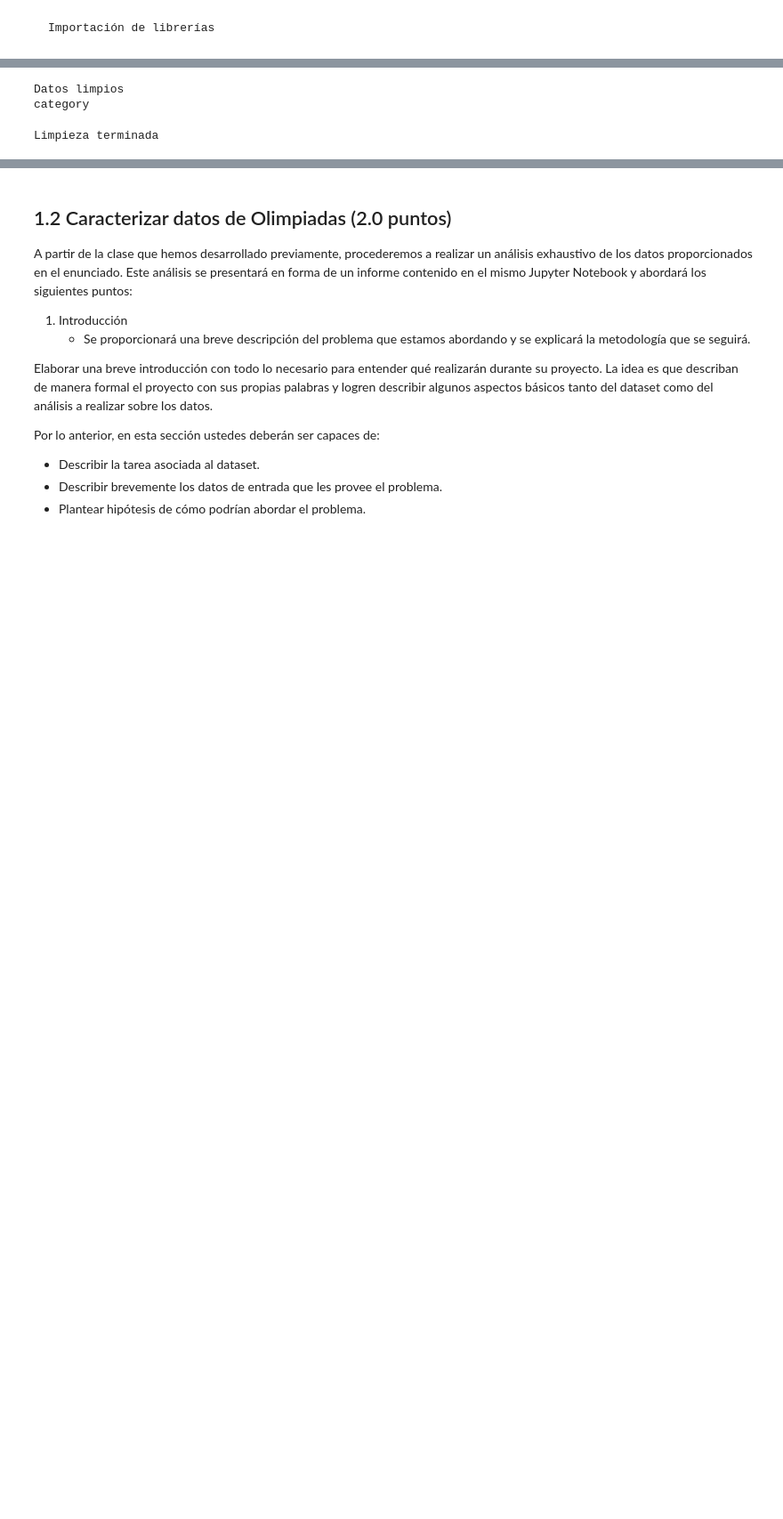
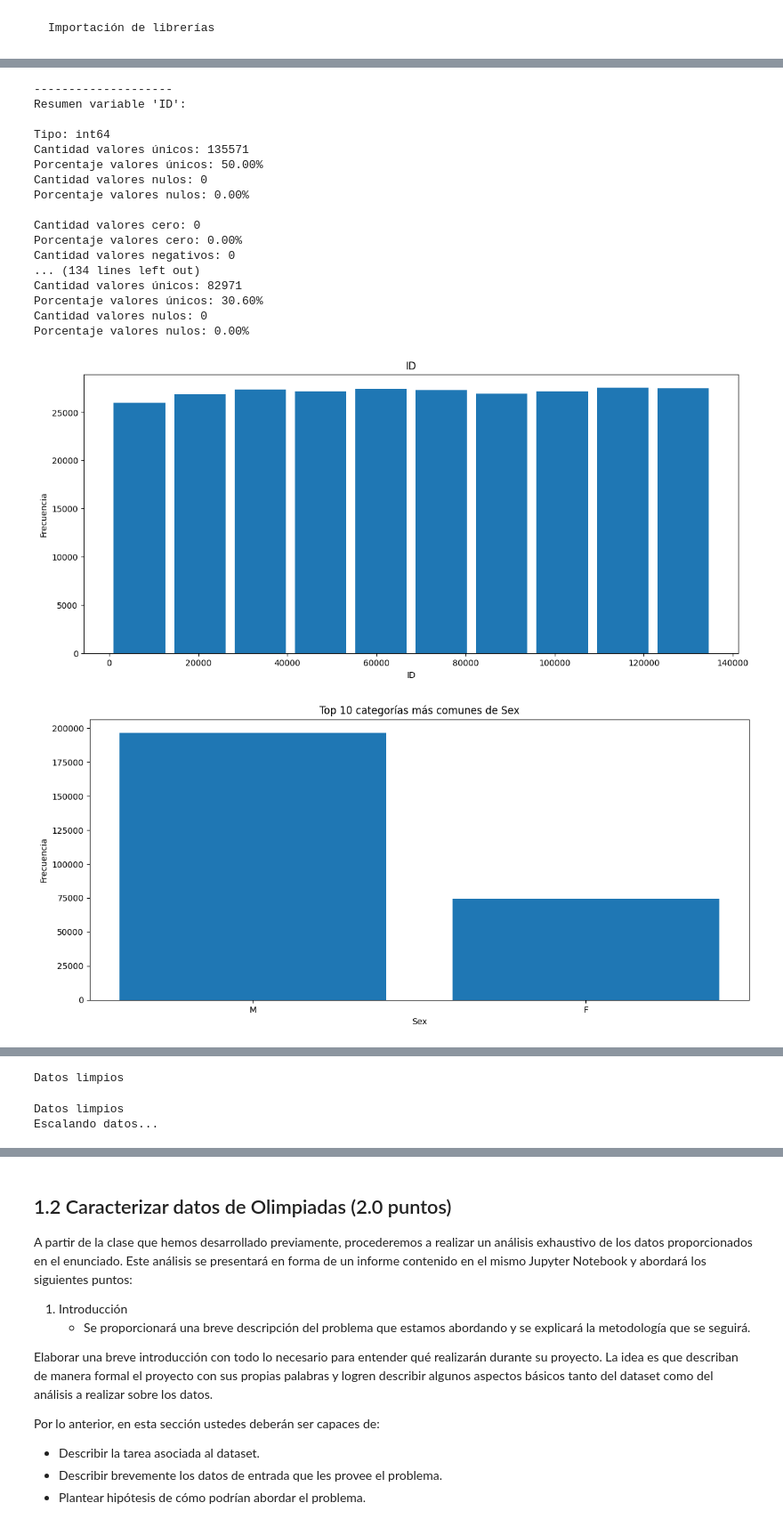
Before and after one commit to nicoacevedor/MDS7202, a Jupyter notebook: proyecto1/Proyecto1.ipynb, the cells around one changed output, grey strips where cells are left out. Shown at 89% size. Drawn from its saved outputs; the diff is of its cells as text; code cells hidden in the pictures; blank space fills up the shorter version.

```diff
--- a/proyecto1/Proyecto1.ipynb
+++ b/proyecto1/Proyecto1.ipynb
@@ -574,11 +591,39 @@ df
-# %%
-p = Profiler(df)
-df_clean = p.clean_data()
-print(df_clean.Sex.dtype)
-# %% [output]
-Datos limpios
-category
-# %%
-p.clearGarbage()
-# %% [output]
-Limpieza terminada
+# %%
+df = pd.read_parquet("olimpiadas.parquet")
+df_dtypes = {
+    'ID': int,
+    'Name': str,
+    'Sex': 'category',
+    'Team': str,
+    'NOC': 'category',
+    'Games': 'category',
+    'Year': int,
+    'Season': 'category',
+    'City': str,
+    'Sport': str,
+    'Event': str,
+    'Medal': 'category',
+    'age-height-weight': str
+}
+p = Profiler(df, df_dtypes=df_dtypes)
+p.profile()
+# %% [output]
+--------------------
+Resumen variable 'ID':
+
+Tipo: int64
+Cantidad valores únicos: 135571
+Porcentaje valores únicos: 50.00%
+Cantidad valores nulos: 0
+Porcentaje valores nulos: 0.00%
+
+Cantidad valores cero: 0
+Porcentaje valores cero: 0.00%
+Cantidad valores negativos: 0
+... (134 lines left out)
+Cantidad valores únicos: 82971
+Porcentaje valores únicos: 30.60%
+Cantidad valores nulos: 0
+Porcentaje valores nulos: 0.00%
+[figure, added]
+[figure, added]
@@ -584,0 +637,3 @@ Limpieza terminada
+Datos limpios
+Datos limpios
+Escalando datos...
```
Also changed, not shown: parts of 4 cells of this notebook.
